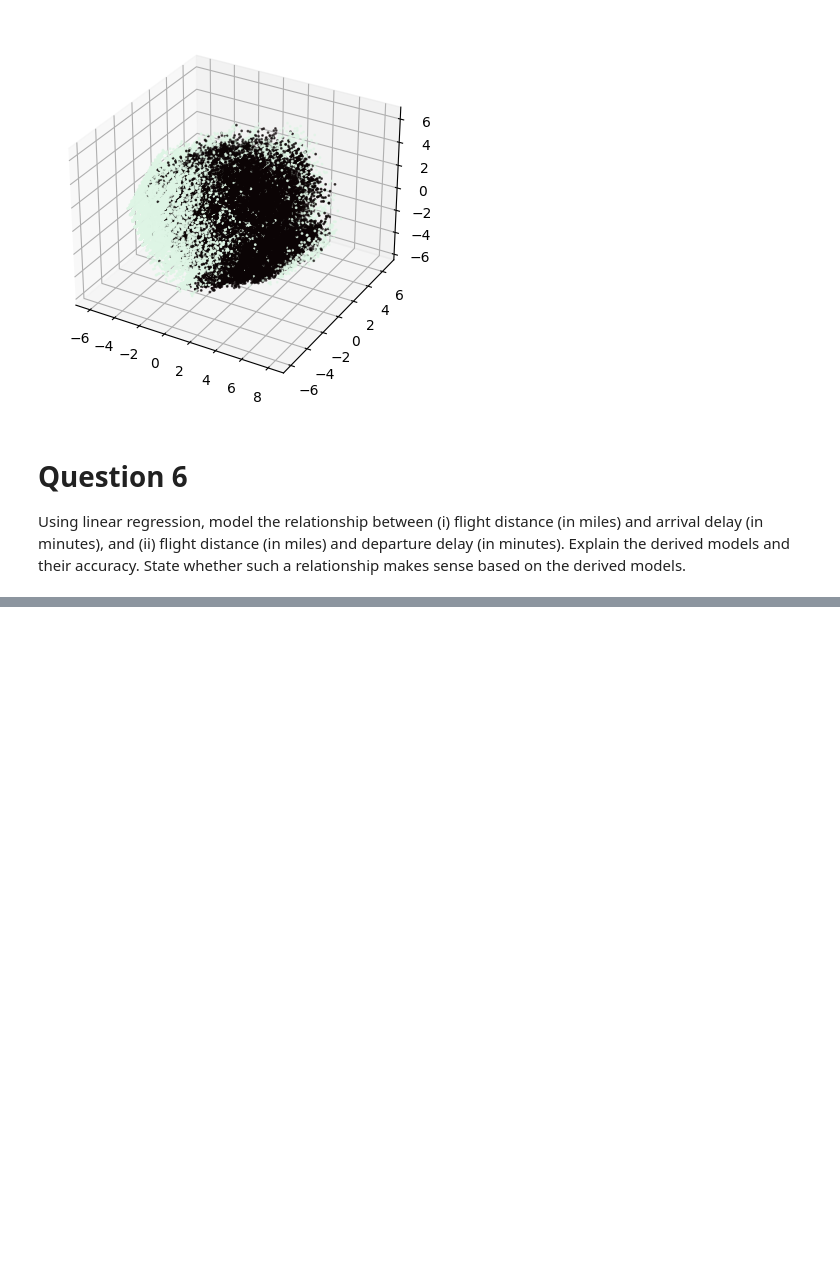
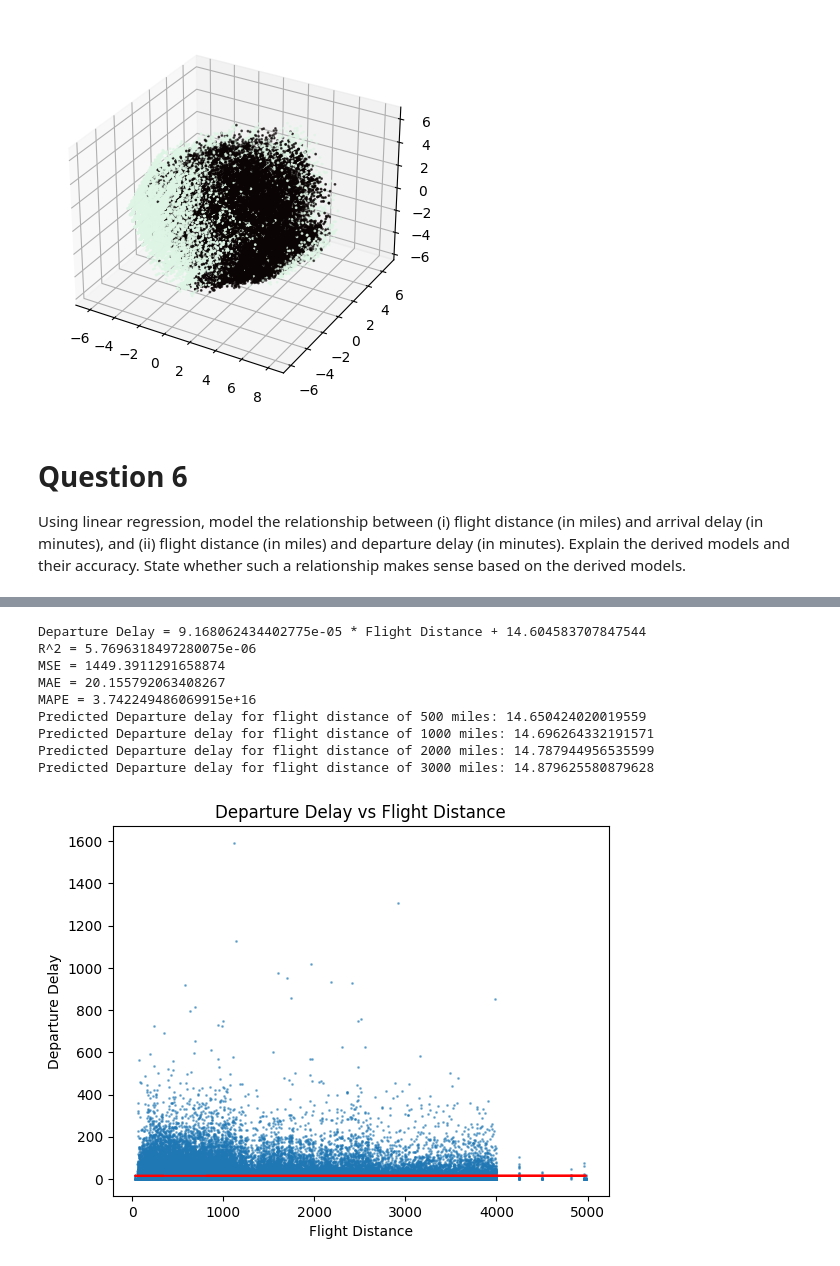
Before and after one commit to chef-danny-d/airline-satisfaction, a Jupyter notebook: project.ipynb, the cells around one changed output, grey strips where cells are left out. Saved outputs shown, nothing was run; the diff lists cells and outputs as text; code cells hidden in the pictures; blank space fills up the shorter version.

```diff
--- a/project.ipynb
+++ b/project.ipynb
@@ -454,0 +437,37 @@ plt.show()
+# %%
+X = lr_features['Flight Distance'].values.reshape(-1, 1)
+y = lr_features['Departure Delay'].values
+
+# model relationship between flight distance and Departure delay
+lr.fit(X, y)
+print('Departure Delay = {} * Flight Distance + {}'.format(lr.coef_[0], lr.intercept_))
+print('R^2 = {}'.format(r2_score(y, lr.predict(X))))
+print('MSE = {}'.format(mean_squared_error(y, lr.predict(X))))
+print('MAE = {}'.format(mean_absolute_error(y, lr.predict(X))))
+print('MAPE = {}'.format(mean_absolute_percentage_error(y, lr.predict(X))))
+
+
+# predicted Departure delay for flight distance of 1000 miles
+print('Predicted Departure delay for flight distance of 500 miles: {}'.format(lr.predict([[500]])[0]))
+print('Predicted Departure delay for flight distance of 1000 miles: {}'.format(lr.predict([[1000]])[0]))
+print('Predicted Departure delay for flight distance of 2000 miles: {}'.format(lr.predict([[2000]])[0]))
+print('Predicted Departure delay for flight distance of 3000 miles: {}'.format(lr.predict([[3000]])[0]))
+
+# plot the model
+plt.scatter(lr_features['Flight Distance'], y, s=1, alpha=0.5)
+plt.plot(lr_features['Flight Distance'], lr.predict(X), color='red')
+plt.xlabel('Flight Distance')
+plt.ylabel('Departure Delay')
+plt.title('Departure Delay vs Flight Distance')
+plt.show()
+# %% [output]
+Departure Delay = 9.168062434402775e-05 * Flight Distance + 14.604583707847544
+R^2 = 5.7696318497280075e-06
+MSE = 1449.3911291658874
+MAE = 20.155792063408267
+MAPE = 3.742249486069915e+16
+Predicted Departure delay for flight distance of 500 miles: 14.650424020019559
+Predicted Departure delay for flight distance of 1000 miles: 14.696264332191571
+Predicted Departure delay for flight distance of 2000 miles: 14.787944956535599
+Predicted Departure delay for flight distance of 3000 miles: 14.879625580879628
+[figure, added]
```
Also changed, not shown: parts of 42 cells of this notebook.
